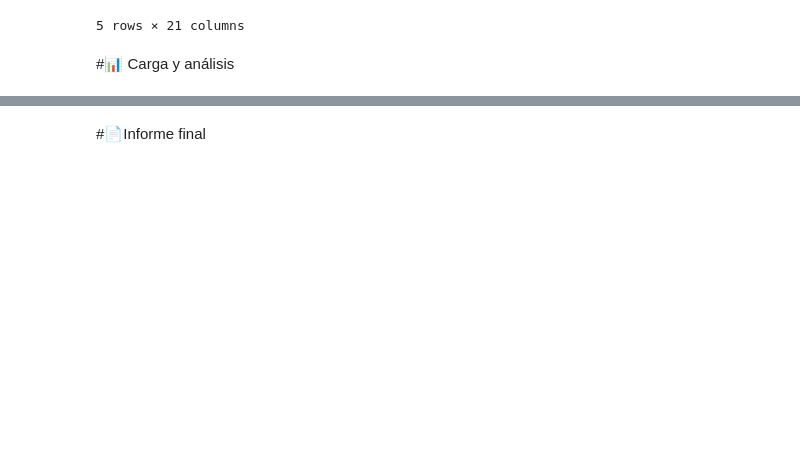
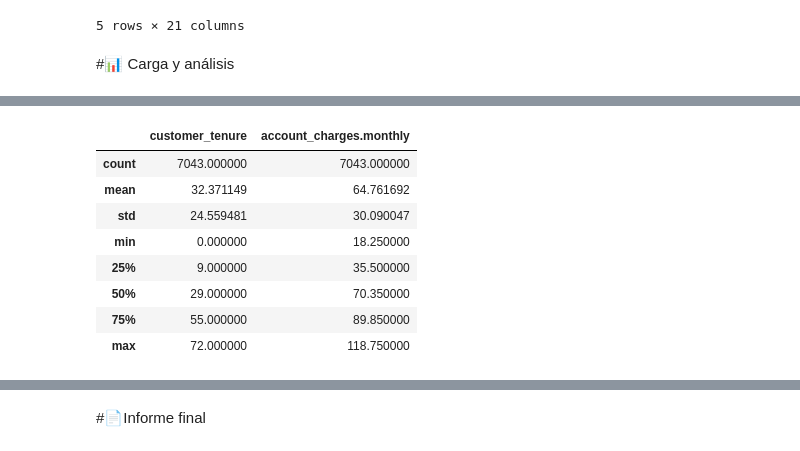
Before and after one commit to VicM678/TelecomX_LATAM, a Jupyter notebook: TelecomX_LATAM.ipynb, the cells around one changed output, grey strips where cells are left out. Saved outputs shown, nothing was run; the diff lists cells and outputs as text; code cells hidden in the pictures; blank space fills up the shorter version.

```diff
--- a/TelecomX_LATAM.ipynb
+++ b/TelecomX_LATAM.ipynb
@@ -163,0 +229,12 @@ df_limpiar_datos.head()
+# %%
+df_eliminar_nulos.describe()
+# %% [output]
+|  | customer_tenure | account_charges.monthly |
+| count | 7043.000000 | 7043.000000 |
+| mean | 32.371149 | 64.761692 |
+| std | 24.559481 | 30.090047 |
+| min | 0.000000 | 18.250000 |
+| 25% | 9.000000 | 35.500000 |
+| 50% | 29.000000 | 70.350000 |
+| 75% | 55.000000 | 89.850000 |
+| max | 72.000000 | 118.750000 |
```
Also changed, not shown: parts of 12 cells of this notebook.
